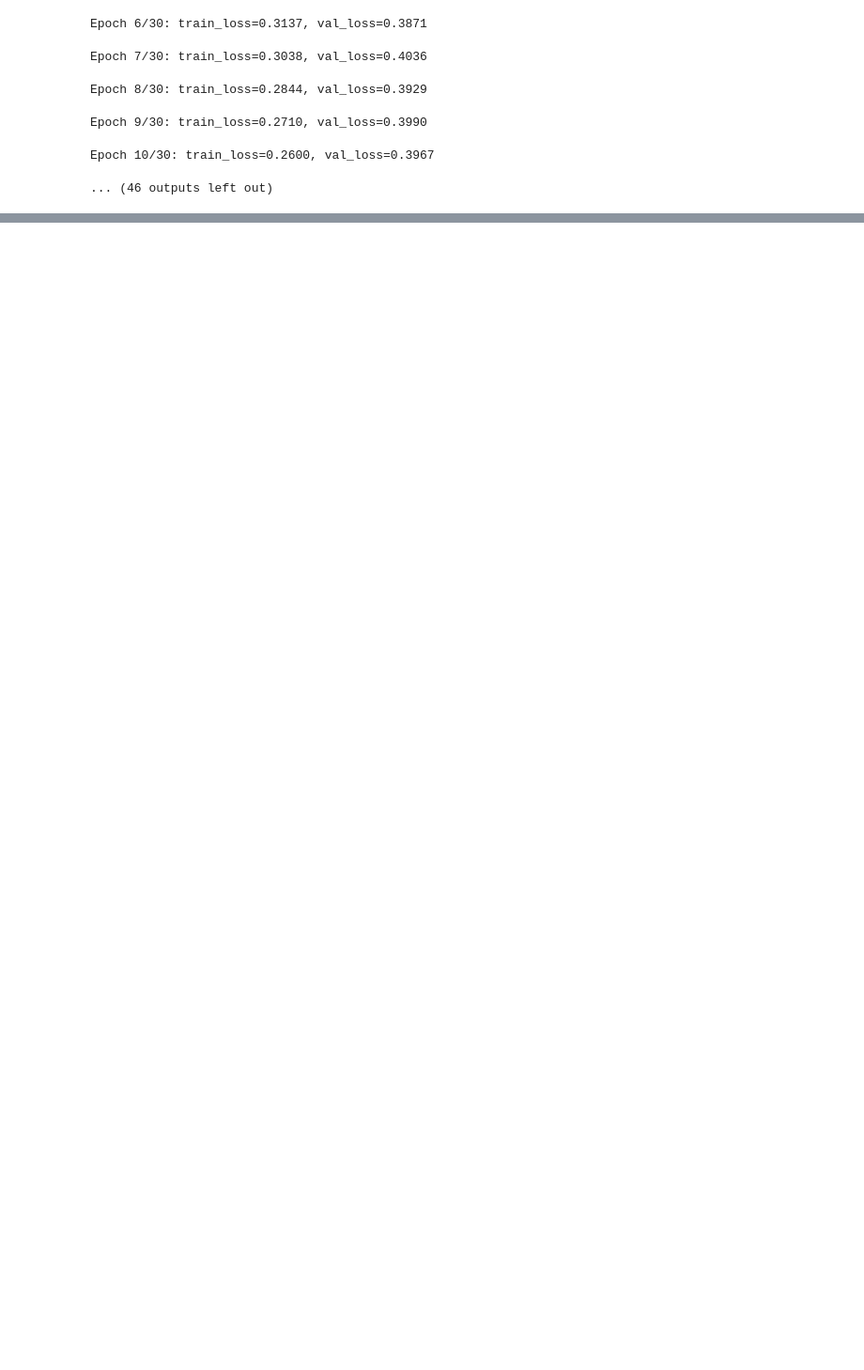
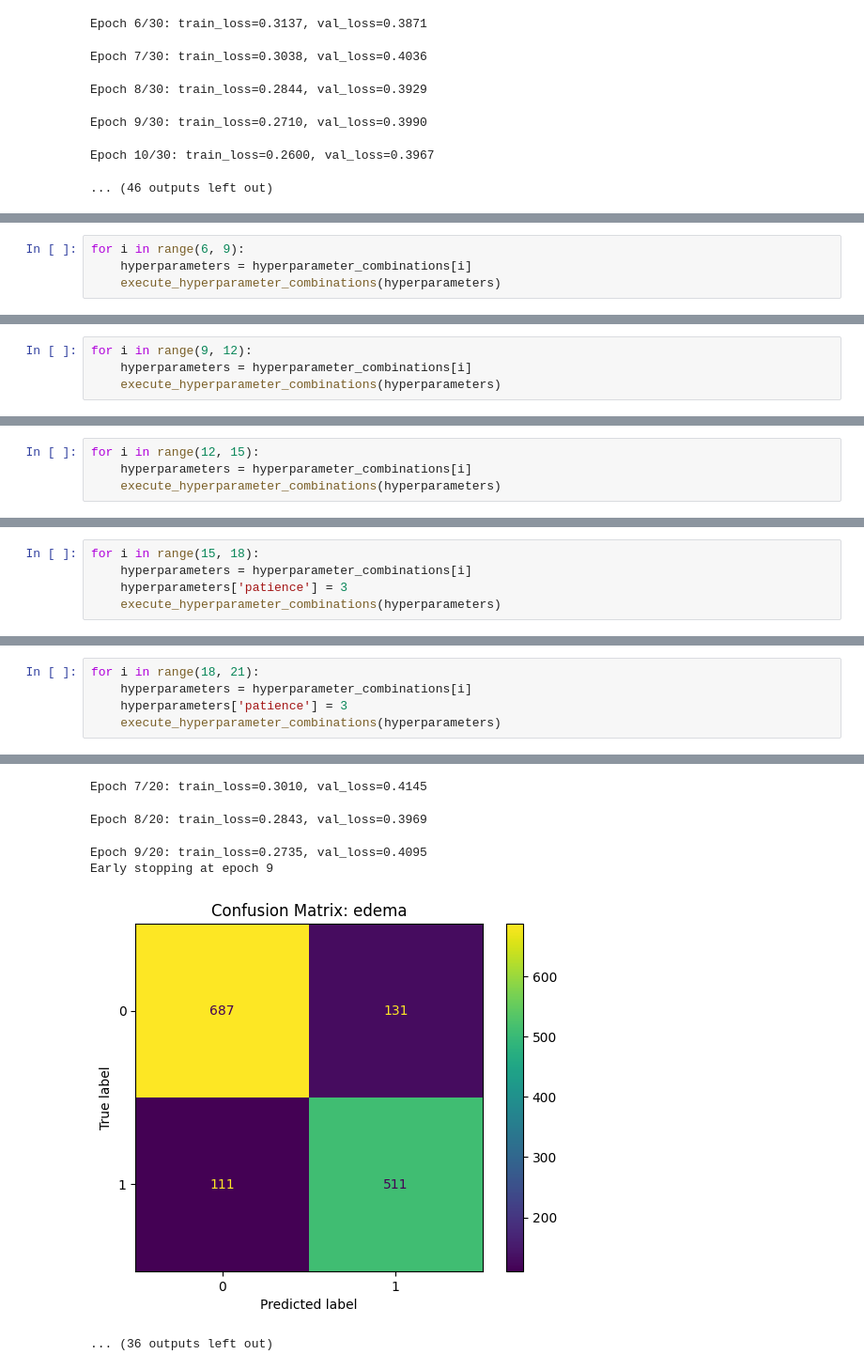
Before and after one commit to CrossMedDx/health-project, a Jupyter notebook: img_training/app.ipynb, the cells around one changed output, grey strips where cells are left out. Shown at 94% size. Drawn from its saved outputs; the diff is of its cells as text; blank space fills up the shorter version.

```diff
--- a/img_training/app.ipynb
+++ b/img_training/app.ipynb
@@ -306,0 +314,4 @@ for i in range(3, 6):
+# %%
+for i in range(6, 9):
+    hyperparameters = hyperparameter_combinations[i]
+    execute_hyperparameter_combinations(hyperparameters)
@@ -306,0 +333,4 @@ for i in range(3, 6):
+# %%
+for i in range(9, 12):
+    hyperparameters = hyperparameter_combinations[i]
+    execute_hyperparameter_combinations(hyperparameters)
@@ -306,0 +352,4 @@ for i in range(3, 6):
+# %%
+for i in range(12, 15):
+    hyperparameters = hyperparameter_combinations[i]
+    execute_hyperparameter_combinations(hyperparameters)
@@ -306,0 +371,5 @@ for i in range(3, 6):
+# %%
+for i in range(15, 18):
+    hyperparameters = hyperparameter_combinations[i]
+    hyperparameters['patience'] = 3
+    execute_hyperparameter_combinations(hyperparameters)
@@ -306,0 +396,6 @@ for i in range(3, 6):
+# %%
+for i in range(18, 21):
+    hyperparameters = hyperparameter_combinations[i]
+    hyperparameters['patience'] = 3
+    execute_hyperparameter_combinations(hyperparameters)
+# %% [output]
@@ -306,0 +411,6 @@ for i in range(3, 6):
+Epoch 7/20: train_loss=0.3010, val_loss=0.4145
+Epoch 8/20: train_loss=0.2843, val_loss=0.3969
+Epoch 9/20: train_loss=0.2735, val_loss=0.4095
+Early stopping at epoch 9
+[figure, added]
+... (36 outputs left out)
```
Also changed, not shown: parts of 34 cells of this notebook, 19 other files.
